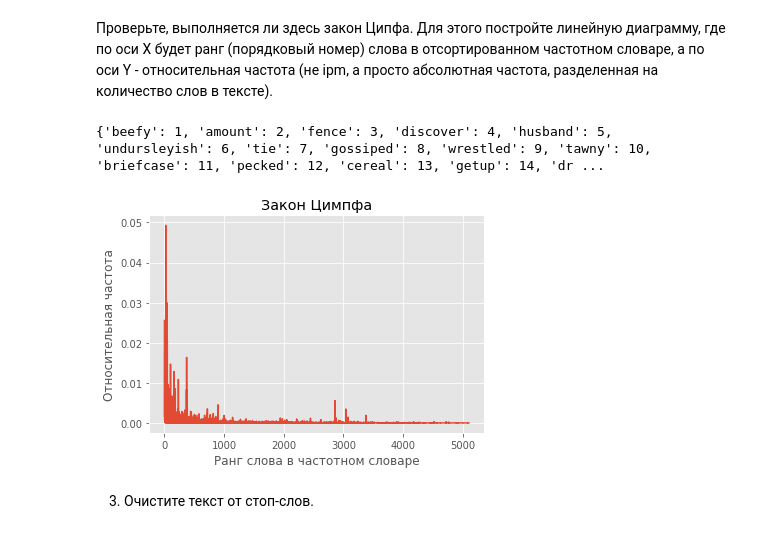
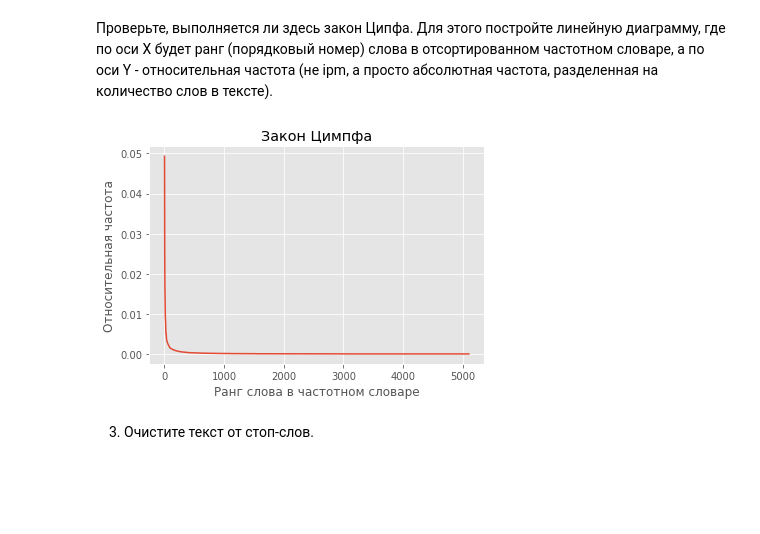
Before and after one commit to vlad465230/python-dh-hw, a Jupyter notebook: HW4.ipynb, the cells around one changed output. Cells and saved outputs as stored; diff of their text form; code cells hidden in the pictures; blank space fills up the shorter version.

```diff
--- a/HW4.ipynb
+++ b/HW4.ipynb
@@ -50,11 +50,9 @@ counts = Counter(lemmas.split())
 counts_dict = dict(counts) #делаем из массива словарь
 # сортируем словарь
 sorted_counts = sorted(counts_dict.items(), key=lambda x: x[1], reverse=True)
-bb = dict(sorted_counts)
-bb1 = {key: rank for rank, key in enumerate(sorted(bb1, key=bb1.get), 1)}
-print(bb1)
+bb = dict(sorted_counts) #делаем из массива словарь
+#меняем значение в словаре на порядковый номер
+bb1 = {key: rank for rank, key in enumerate(sorted(bb, key=bb.get), 1)}
-# %% [output]
-{'beefy': 1, 'amount': 2, 'fence': 3, 'discover': 4, 'husband': 5, 'undursleyish': 6, 'tie': 7, 'gossiped': 8, 'wrestled': 9, 'tawny': 10, 'briefcase': 11, 'pecked': 12, 'cereal': 13, 'getup': 14, 'dr ...
 # %%
 #считаем y -  относительная частота (не ipm, а просто абсолютная частота, разделенная на количество слов в тексте)
 
@@ -68,22 +66,23 @@ for word, count in counts_dict.items(): #items достает из словар
 
 # сортируем словарь
 sorted_y = sorted(y.items(), key=lambda x: x[1], reverse=True)
+dd = dict(sorted_y) #делаем из массива словарь
 # %%
 import matplotlib
 import matplotlib.pyplot as plt
 from matplotlib import style  # добавляем стили
 style.use('ggplot')  # выбираем стиль ggplot
 
-X = list(bb1.values())
-Y = list(y.values())
+X = list(bb1.values()) # достаем из словаря только значения (порядковый номер) и делаем из этого массив
+Y = list(dd.values()) #достаем из словаря только значения (относительная частота) и делаем из этого массив
 
 plt.plot(X,Y), # рисуем график - последовательно соединяем точки с координатами из X и Y
 plt.title("Закон Цимпфа")
 plt.xlabel("Ранг слова в частотном словаре")
 plt.ylabel("Относительная частота")
 plt.show()
 # %% [output]
-[figure, old version]
+[figure, new version]
 # %% [markdown]
 3) Очистите текст от стоп-слов.
 # %%
```
Also changed, not shown: parts of 1 cell of this notebook.
